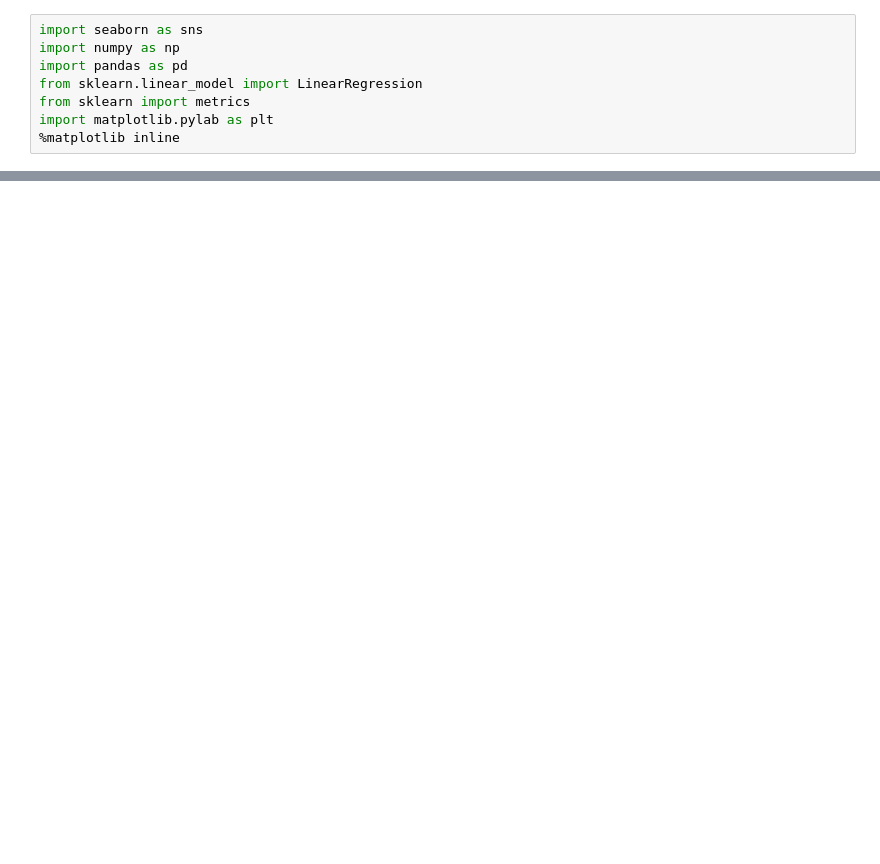
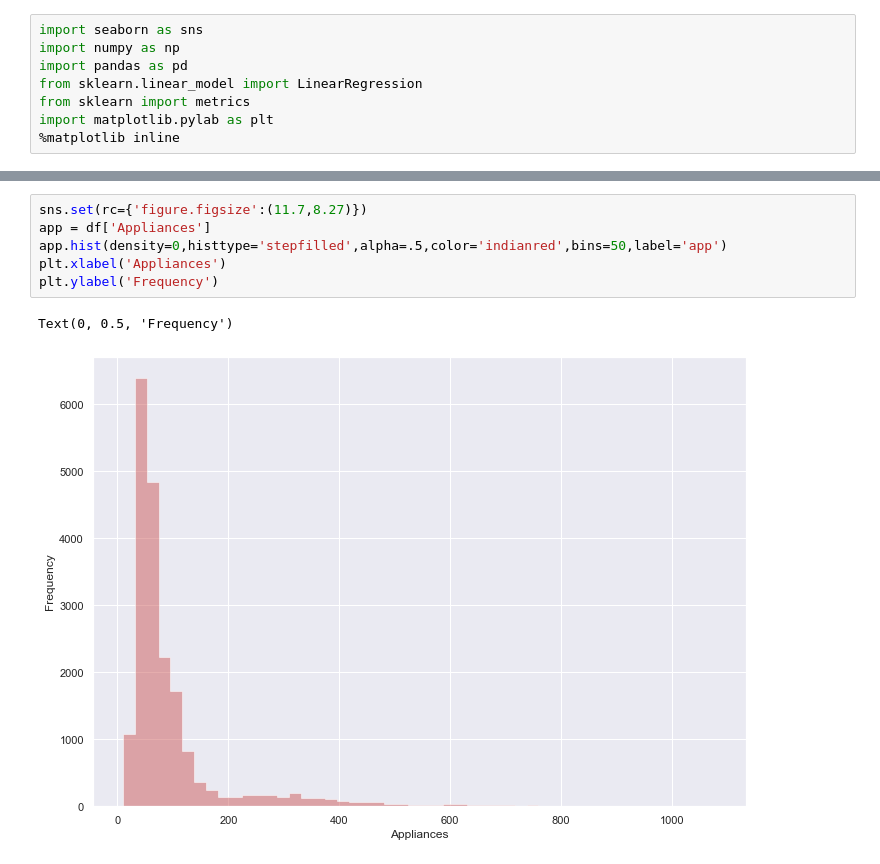
Before and after one commit to BinaryPogs/COMP257Portfolio, a Jupyter notebook: Portfolio 2.ipynb, the cells around one changed output, grey strips where cells are left out. Cells and saved outputs as stored; diff of their text form; blank space fills up the shorter version.

```diff
--- a/Portfolio 2.ipynb
+++ b/Portfolio 2.ipynb
@@ -20,0 +65,9 @@ df.head()
+# %%
+sns.set(rc={'figure.figsize':(11.7,8.27)})
+app = df['Appliances']
+app.hist(density=0,histtype='stepfilled',alpha=.5,color='indianred',bins=50,label='app')
+plt.xlabel('Appliances')
+plt.ylabel('Frequency')
+# %% [output]
+Text(0, 0.5, 'Frequency')
+[figure, added]
```
Also changed, not shown: parts of 3 cells of this notebook.
